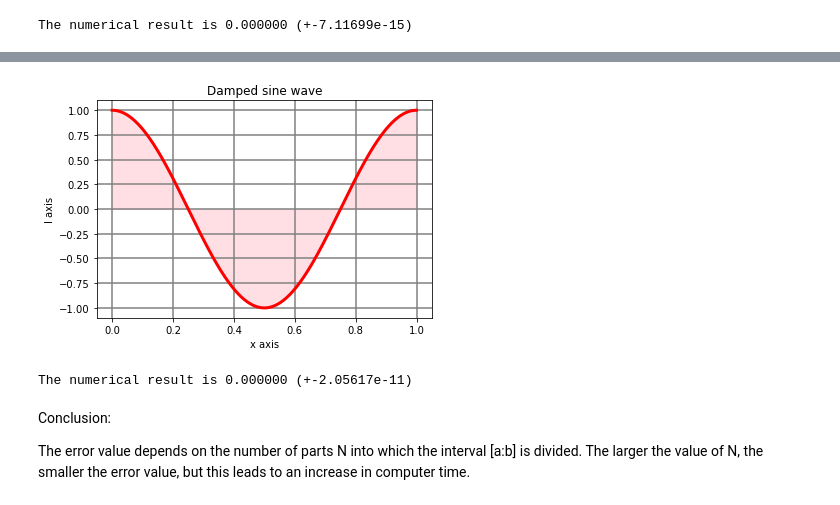
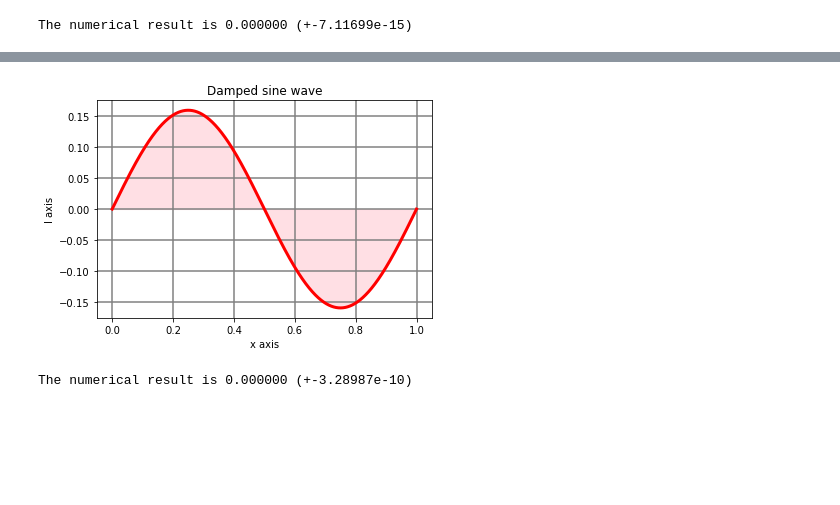
Before and after one commit to 77yes/mond_pi, a Jupyter notebook: numer-integr-lab3.ipynb, the cells around one changed output, grey strips where cells are left out. Drawn from its saved outputs; the diff is of its cells as text; code cells hidden in the pictures; blank space fills up the shorter version.

```diff
--- a/numer-integr-lab3.ipynb
+++ b/numer-integr-lab3.ipynb
@@ -46,45 +46,41 @@ import math
 
 #####################            calculation of the integrand             ########################
 def func(x):
-    return np.cos(2 * np.pi * k)
+    return (1/(2*np.pi))*np.sin(2 * np.pi * x)
 
 #####################               definition of majorant                ########################
 def mazh_err(x):
-    return np.cos(2 * np.pi * k)*(-4*np.pi**2)
+    return np.cos(2 * np.pi * x)*(-4*np.pi**2)
 
 #####################                   error calculation                 ########################
 def calc_err(x0,x1,st):
     mazh = max(abs(mazh_err(x0)), abs(mazh_err(x1)))
     return (mazh*(x1-x0)*st**2)/12
 
 ##################### calculation of the integral by the trapezoid method ########################
-a,b,n = 0,1,4e5
+a,b,n = 0,1,1e5
 x = []
 f = []
 k = 1.0*a
 st = 1.0*(b-a)/n
-while k <= b :
+while k <= b:
     x = np.append(x, k)
     f = np.append(f, func(k))
     res += func(k)+func(k-st)
     k += st
 err = calc_err(a,b,st)
 res*=st*res/2
 
 #####################                 plotting a function                 ########################
 plt.fill_between(x, f, 0, color="pink", alpha=0.5)
 plt.plot(x, f, 'red', label='line f(x)', linewidth=3)
 plt.grid(color='gray', linestyle='-', linewidth=1.5)
 plt.title('Damped sine wave')
 plt.ylabel('I axis')
 plt.xlabel('x axis')
 plt.show()
 print("The numerical result is {:f} (+-{:g})"
     .format(res, err))
 # %% [output]
-[figure, old version]
+[figure, new version]
-The numerical result is 0.000000 (+-2.05617e-11)
+The numerical result is 0.000000 (+-3.28987e-10)
-# %% [markdown]
-Conclusion:
-
-The error value depends on the number of parts N into which the interval [a:b] is divided. The larger the value of N, the smaller the error value, but this leads to an increase in computer time.
```
